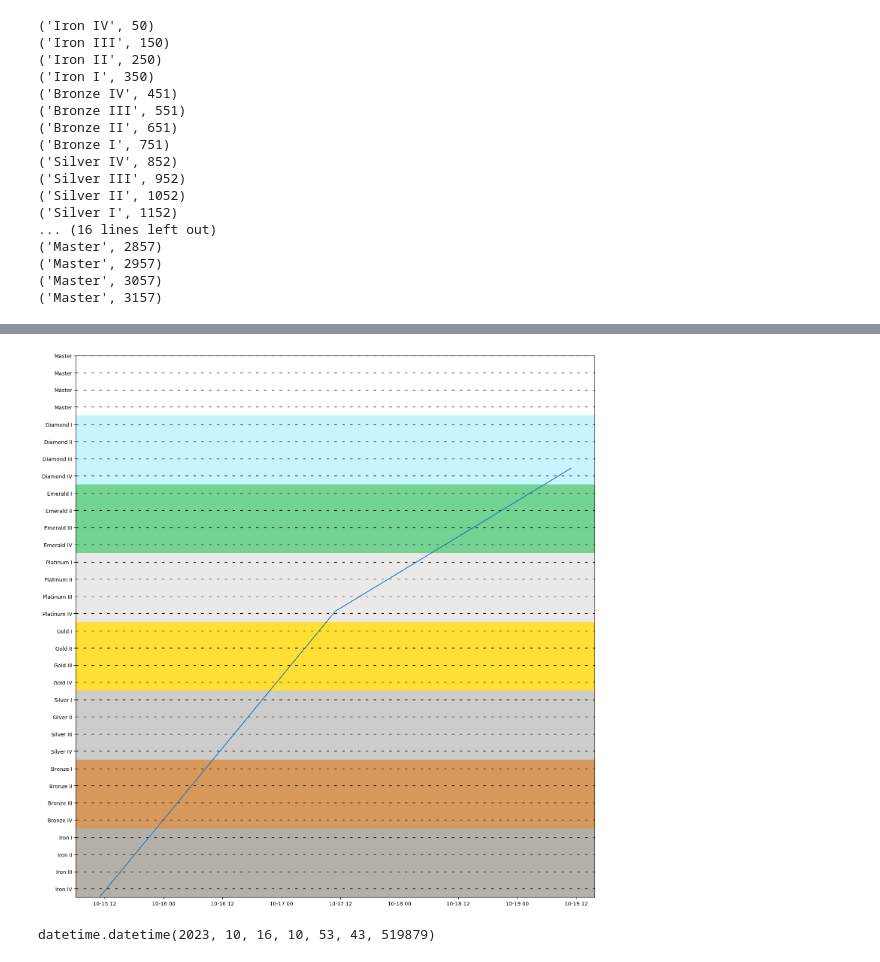
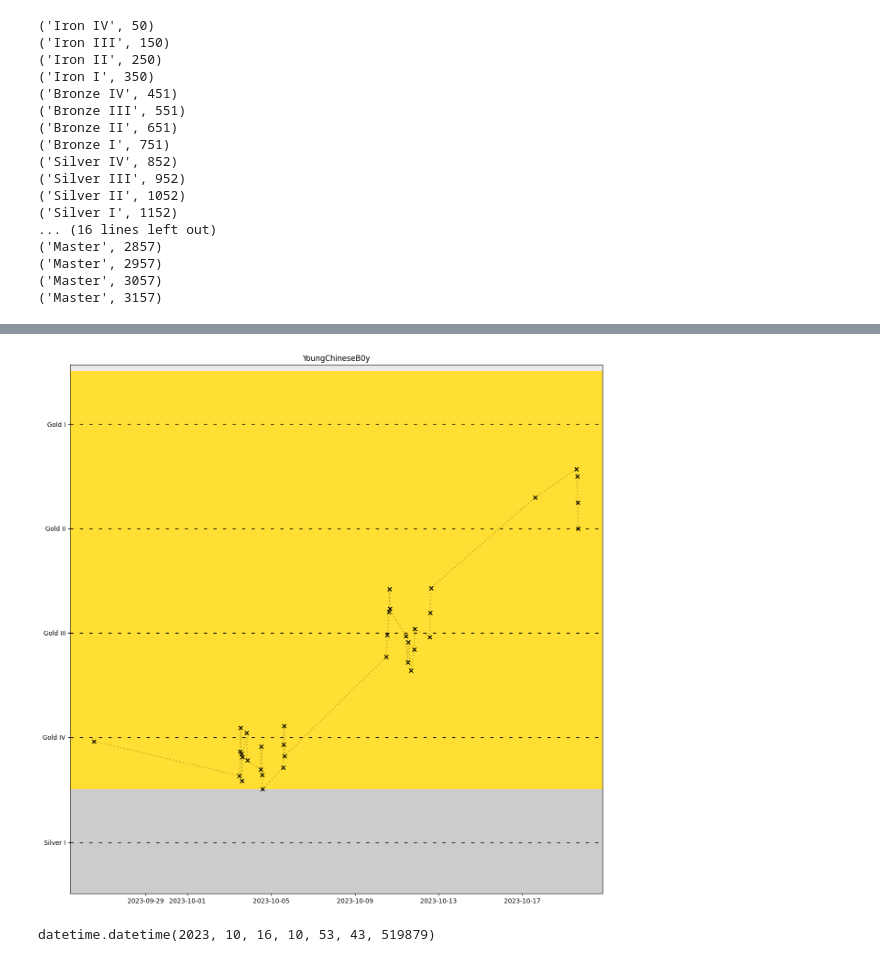
Before and after one commit to williamlogan77/ChomageBot, a Jupyter notebook: random_testing.ipynb, the cells around one changed output, grey strips where cells are left out. Cells and saved outputs as stored; diff of their text form; code cells hidden in the pictures.

Commit message:
added graph plotting funcationality

```diff
--- a/random_testing.ipynb
+++ b/random_testing.ipynb
@@ -90,12 +90,14 @@ datetime.datetime(2023, 10, 15, 10, 53, 43, 135899)
 # %%
-%matplotlib inline
+# %matplotlib inline
 import matplotlib.pyplot as plt
 import numpy as np
 import datetime
+import matplotlib
+matplotlib.use("Agg")
 
 max_date = 100
 
-fig, ax = plt.subplots(figsize = (15,15))
+fig, ax= plt.subplots(figsize = (15,15))
 x =np.arange(1, 100, 1)
 # ax.scatter(x, x)
 
@@ -111,6 +113,7 @@ colours = ["#a19d94","#CD7F32","#C0C0C0","#FFD700","#E5E4E2","#50C878","#b9f2ff"
 
 
 ax.set_yticks(current_ticks, new_ticks)
+
 # print(ax.gca().get_ylim())
 
 # ax.plot((datetime.datetime.now(), datetime.datetime.now() + datetime.timedelta(1),datetime.datetime.now() + datetime.timedelta(2), datetime.datetime.now() + datetime.timedelta(4)), (str(Ranker("Silver", "II", 50)), str(Ranker("Silver", "II", 100)), Ranker("Silver", "I", 0)._score, Ranker("Gold", "IV", 0)._score))
@@ -126,12 +129,16 @@ for idx, tick in enumerate(current_ticks):
 
 # ax.scatter(x=datetime.datetime.now(), y=2500, s = 100)
 
-ax.plot(
-    (datetime.datetime.now(), datetime.datetime.now() + datetime.timedelta(1),datetime.datetime.now() + datetime.timedelta(2), datetime.datetime.now() + datetime.timedelta(4)),
-    np.linspace(0, 2500, 4),
-    # s = 100
-)
+# ax.plot(
+#     (datetime.datetime.now(), datetime.datetime.now() + datetime.timedelta(1),datetime.datetime.now() + datetime.timedelta(2), datetime.datetime.now() + datetime.timedelta(4)),
+#     np.linspace(0, 2500, 4),
+#     # s = 100
+# )
+# plt.gcf.autofmt_xdate()
 
+import pickle
+with open("my_fig.pickle", "wb") as f:
+    pickle.dump(fig, f)
 
 
 
@@ -140,8 +147,37 @@ ax.plot(
 
 plt.tight_layout()
 # plt.show()
-# %% [output]
-[figure, removed]
+# %%
+import aiosqlite as sqa
+import matplotlib.pyplot as plt
+import pickle
+import datetime as dt
+
+summonerid = "8n2_nSjCcO8lcHq4P1bFV03JDRl6weCut00yM9MEEiKXFK0"
+with open("Bot/utils/my_fig.pickle") as f:
+    fig = pickle.load(f)
+
+
+
+async with sqa.connect("Bot/db/database.sqlite") as connection:
+    async with connection.execute(
+        "SELECT * FROM league_history WHERE puuid = ?", (summonerid, )) as cursor:
+        x_to_plot = []
+        y_to_plot = []
+        async for point in cursor:
+            x_to_plot.append(dt.datetime.strptime(point[2], '%Y-%m-%d %H:%M:%S'))
+            lp, division, tier = point[3:6]
+            y_to_plot.append(Ranker(*point[3:6][::-1])._score)
+            # print(x_to_plot, y_to_plot)
+        user = await connection.execute_fetchall("SELECT league_username FROM league_players WHERE puuid = ?", (summonerid, ))
+        plt.title(user[0][0])
+        plt.scatter(x_to_plot, y_to_plot, marker = "x", color = "black")
+        plt.plot(x_to_plot, y_to_plot, linewidth = 2, color = "black", linestyle= ":", alpha = 0.2)
+        plt.ylim((min(y_to_plot) - 100), (max(y_to_plot) + 100))
+        # plt.tight_layout()
+        plt.savefig("Bot/tmp/fig_to_send.jpg")
+# %% [output]
+[figure, added]
 # %%
 import datetime
 
```
Also changed, not shown: parts of 2 cells of this notebook, 5 other files.
